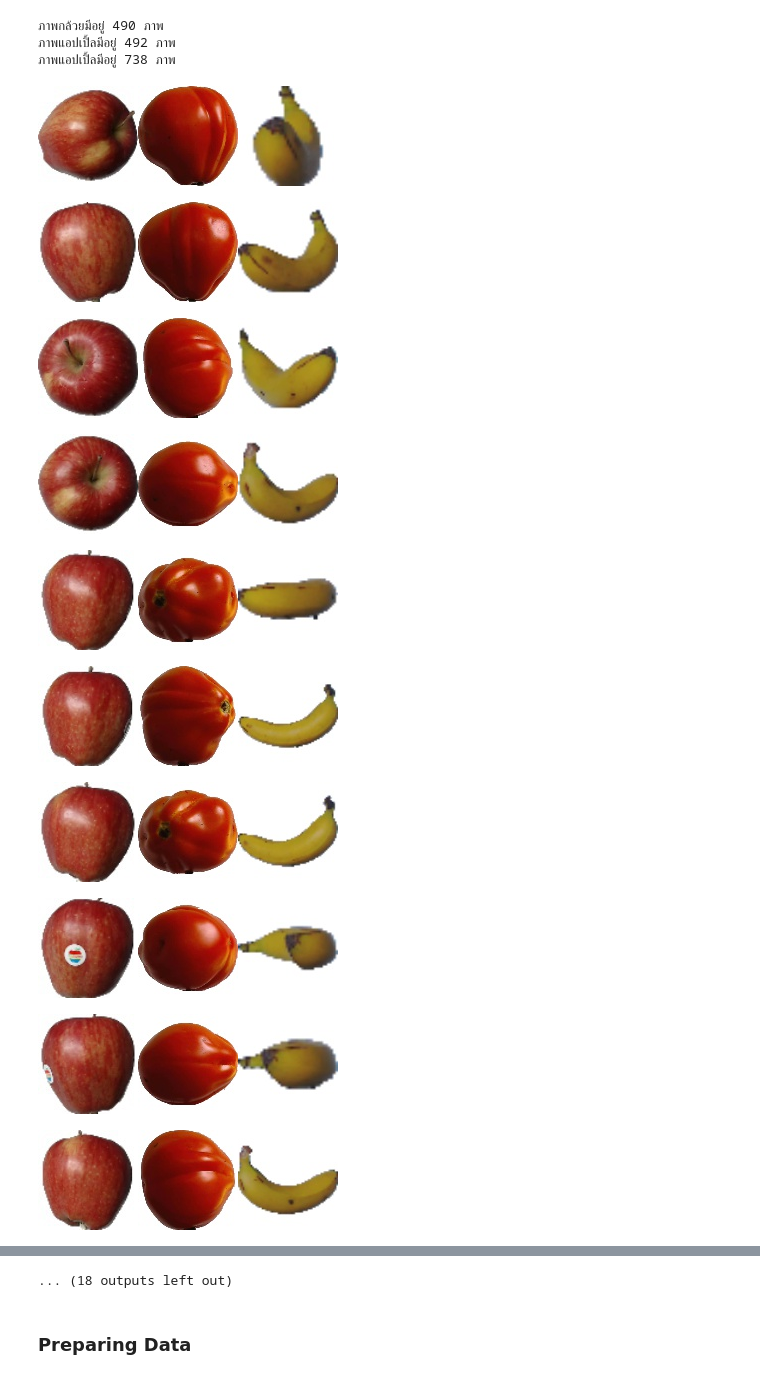
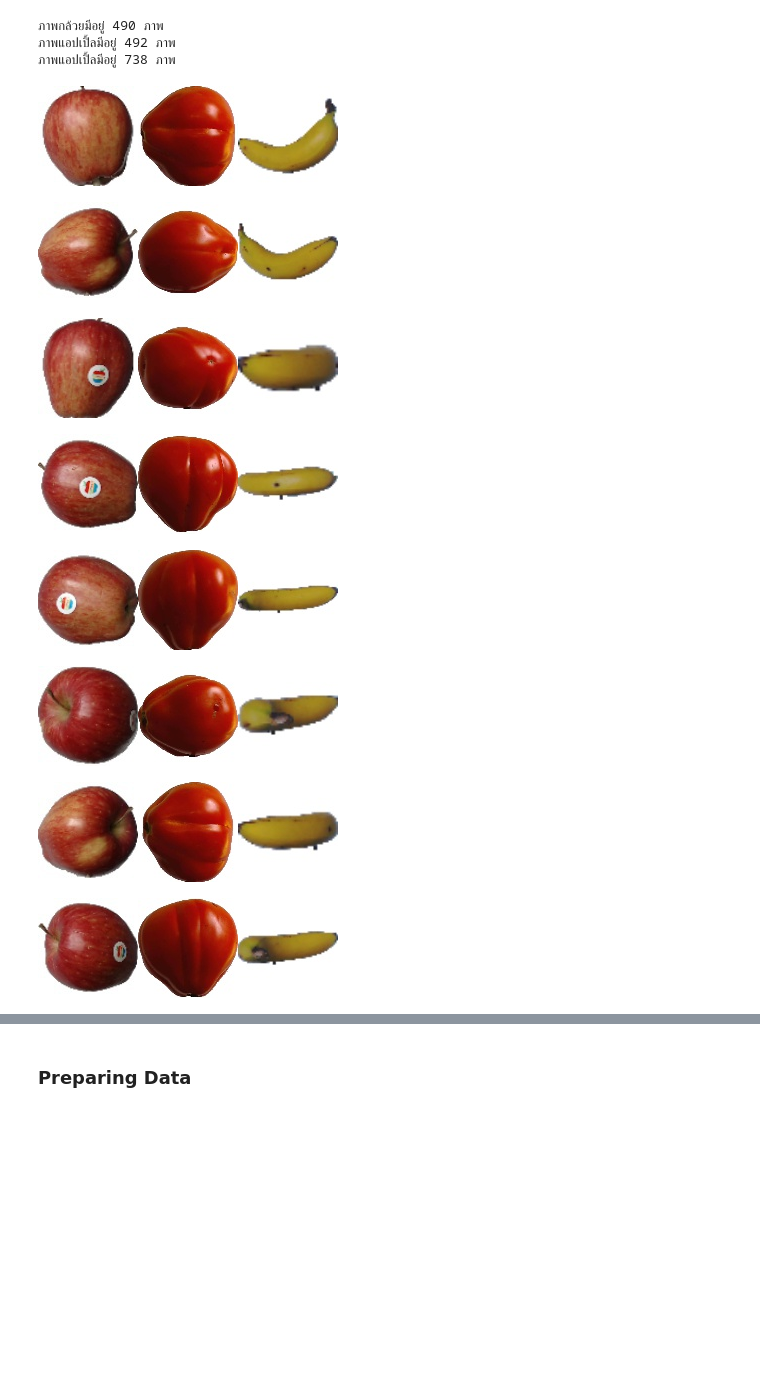
Before and after one commit to billowdev/lab-fruit-classification-simple-model, a Jupyter notebook: Proj_Image_Classification.ipynb, the cells around one changed output, grey strips where cells are left out. Drawn from its saved outputs; the diff is of its cells as text; code cells hidden in the pictures; blank space fills up the shorter version.

```diff
--- a/Proj_Image_Classification.ipynb
+++ b/Proj_Image_Classification.ipynb
@@ -180,19 +154,17 @@ print("ภาพแอปเปิ้ลมีอยู่ " + str(len(tomato_im
 ภาพแอปเปิ้ลมีอยู่ 492 ภาพ
 ภาพแอปเปิ้ลมีอยู่ 738 ภาพ
 # %%
-# สุ่มมาสัก 30 ภาพ
-for i in range(30):
+# สุ่มมาดูสัก 8 ภาพ
+for i in range(8):
   ran = random.randint(1,489)   # สุ่มโดย พิศัยตัวเลข จาก 1 ถึง 489 ภาพ
   final_frame = cv.hconcat((apple_img[ran], tomato_img[ran], banana_img[ran])) # แสดงภาพ
   cv2_imshow(final_frame) # โชว์ภาพ
 # %% [output]
-[figure, old version]
+[figure, new version]
-[figure, old version]
+[figure, new version]
-[figure, old version]
+[figure, new version]
-[figure, old version]
+[figure, new version]
-[figure, old version]
+[figure, new version]
-[figure, old version]
+[figure, new version]
-[figure, old version]
+[figure, new version]
-[figure, old version]
+[figure, new version]
-[figure, removed]
-[figure, removed]
@@ -201,4 +171,3 @@ for i in range(30):
-... (18 outputs left out)
 # %% [markdown]
 ### Preparing Data
 # %% [markdown]
```
Also changed, not shown: parts of 5 cells of this notebook.
